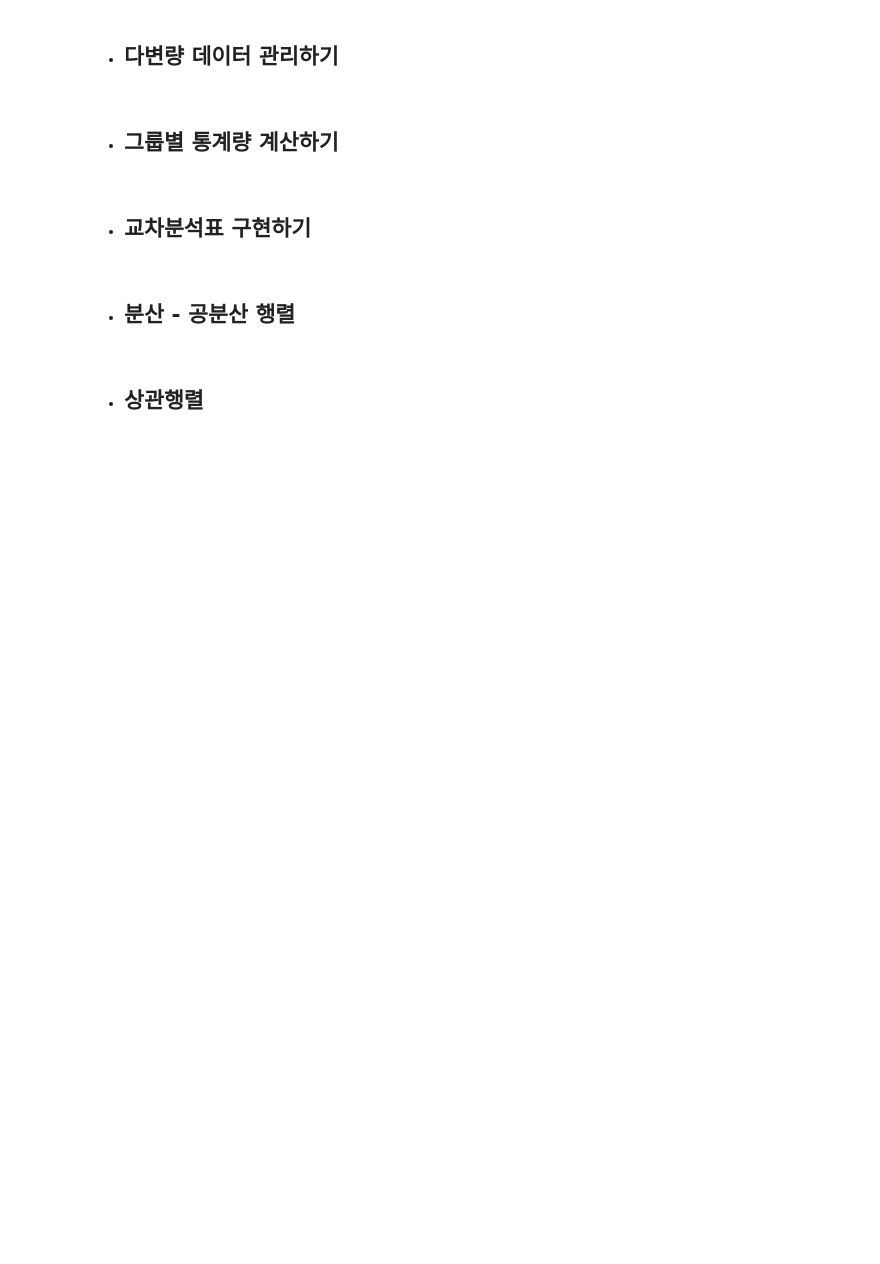
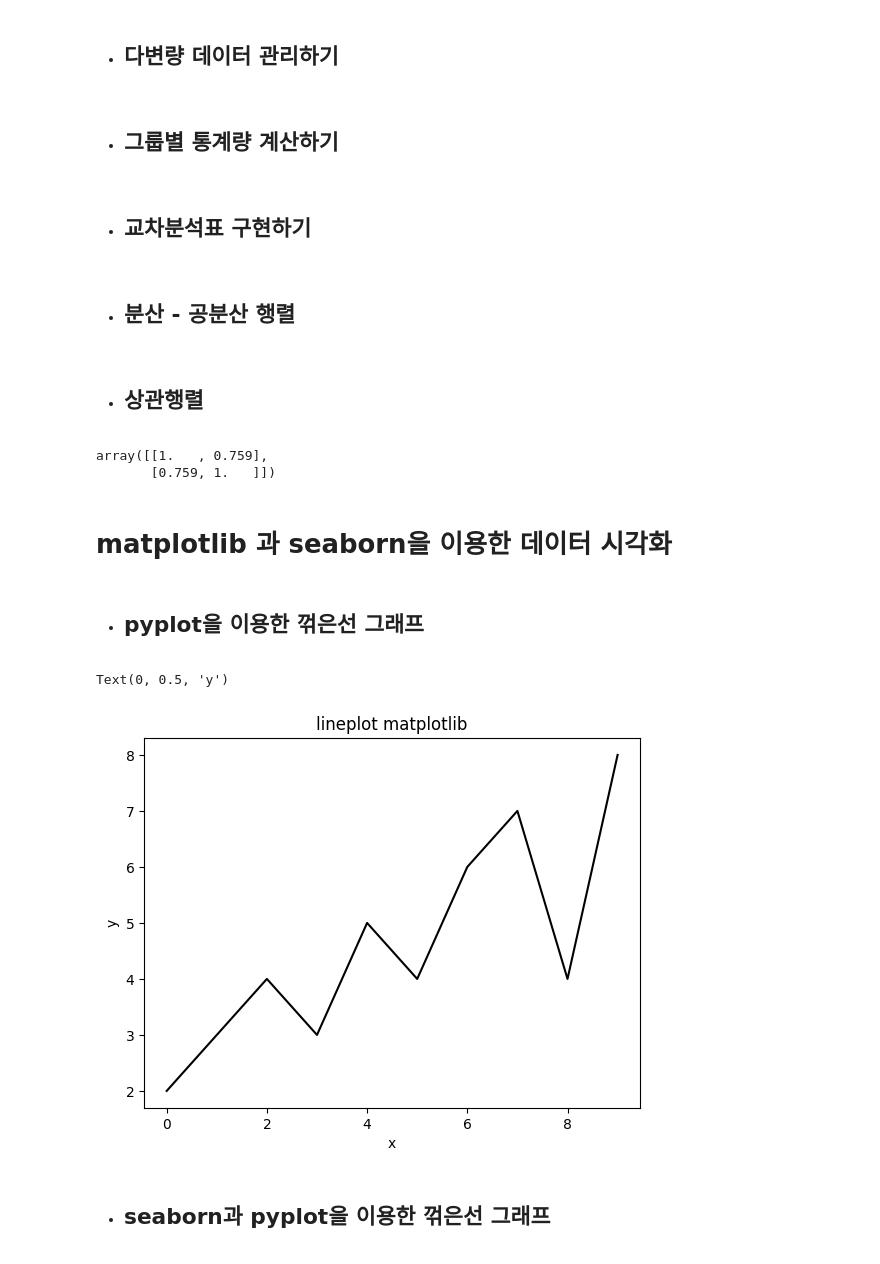
Before and after one commit to jayz1988/Machine-Learning, a Jupyter notebook: 통계학/stat.ipynb, the cells around one changed output. Saved outputs shown, nothing was run; the diff lists cells and outputs as text; code cells hidden in the pictures; blank space fills up the shorter version.

```diff
--- a/통계학/stat.ipynb
+++ b/통계학/stat.ipynb
@@ -146,0 +164,22 @@ sp.cov(x,y,ddof=1)
+# %%
+sp.corrcoef(x,y)
+# %% [output]
+array([[1.   , 0.759],
+       [0.759, 1.   ]])
+# %% [markdown]
+# matplotlib 과 seaborn을 이용한 데이터 시각화
+# %% [markdown]
+- ## pyplot을 이용한 꺾은선 그래프
+# %%
+x = np.array([0,1,2,3,4,5,6,7,8,9])
+y = np.array([2,3,4,3,5,4,6,7,4,8])
+# %%
+plt.plot(x,y,color='black')
+plt.title("lineplot matplotlib")
+plt.xlabel("x")
+plt.ylabel("y")
+# %% [output]
+Text(0, 0.5, 'y')
+[figure, added]
+# %% [markdown]
+- ## seaborn과 pyplot을 이용한 꺾은선 그래프
```
Also changed, not shown: parts of 22 cells of this notebook.
